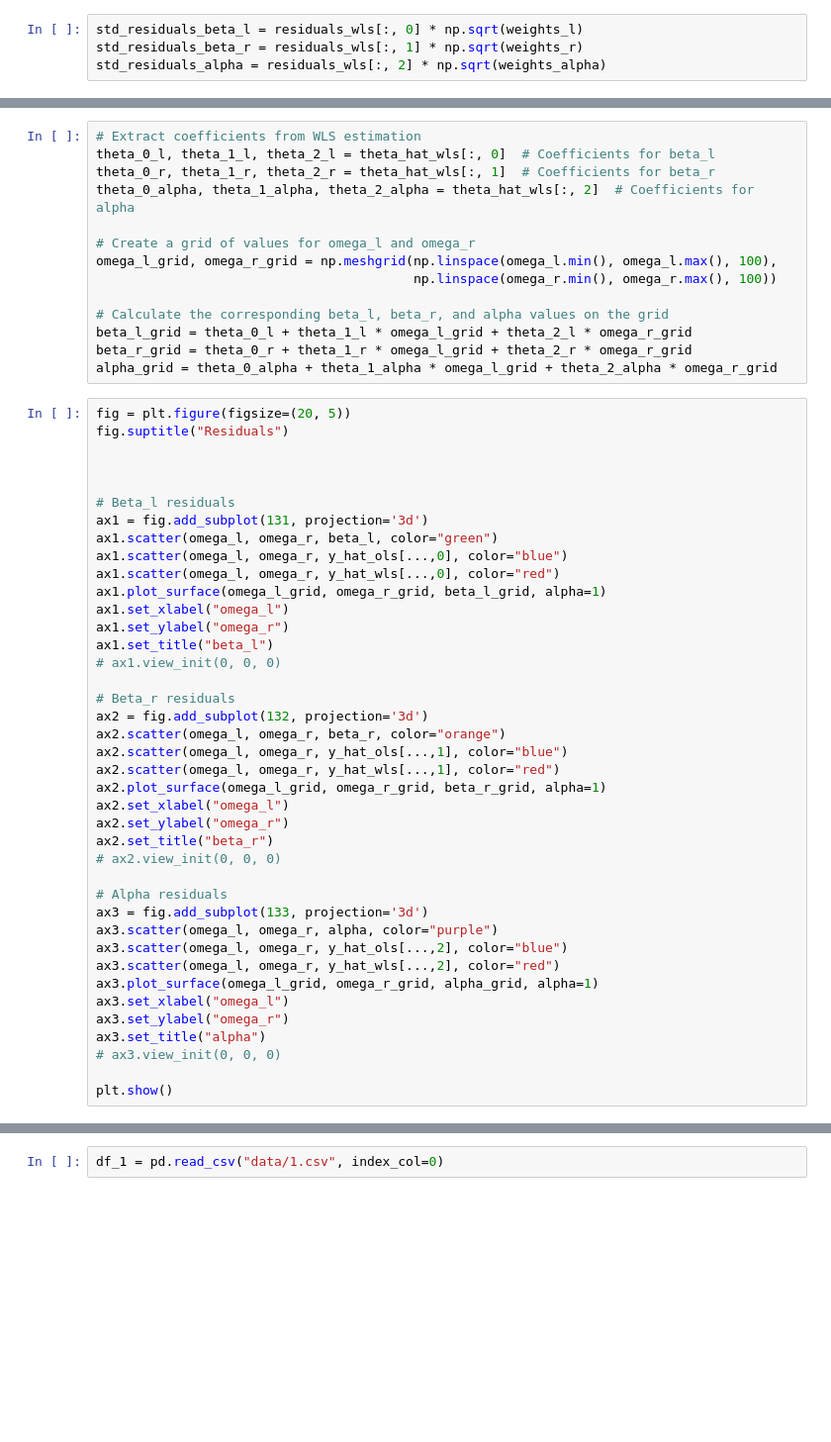
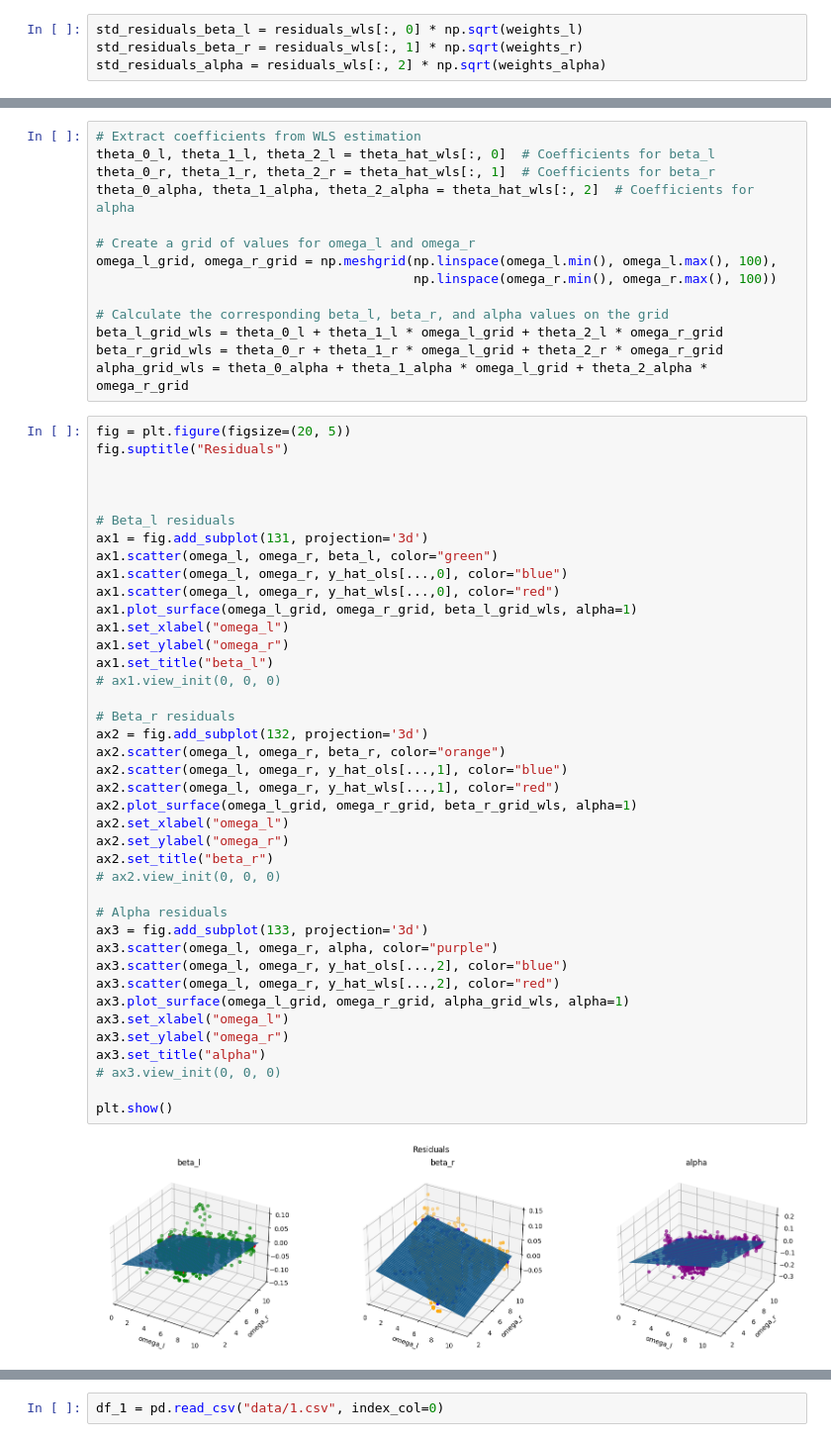
Before and after one commit to jprogrammer13/drp_course_2023, a Jupyter notebook: notebooks/data_analisys.ipynb, the cells around one changed output, grey strips where cells are left out. Shown at 99% size. Drawn from its saved outputs; the diff is of its cells as text; blank space fills up the shorter version.

```diff
--- a/notebooks/data_analisys.ipynb
+++ b/notebooks/data_analisys.ipynb
@@ -252,9 +281,9 @@ omega_l_grid, omega_r_grid = np.meshgrid(np.linspace(omega_l.min(), omega_l.max(
                                          np.linspace(omega_r.min(), omega_r.max(), 100))
 
 # Calculate the corresponding beta_l, beta_r, and alpha values on the grid
-beta_l_grid = theta_0_l + theta_1_l * omega_l_grid + theta_2_l * omega_r_grid
-beta_r_grid = theta_0_r + theta_1_r * omega_l_grid + theta_2_r * omega_r_grid
-alpha_grid = theta_0_alpha + theta_1_alpha * omega_l_grid + theta_2_alpha * omega_r_grid
+beta_l_grid_wls = theta_0_l + theta_1_l * omega_l_grid + theta_2_l * omega_r_grid
+beta_r_grid_wls = theta_0_r + theta_1_r * omega_l_grid + theta_2_r * omega_r_grid
+alpha_grid_wls = theta_0_alpha + theta_1_alpha * omega_l_grid + theta_2_alpha * omega_r_grid
 # %%
 fig = plt.figure(figsize=(20, 5))
 fig.suptitle("Residuals")
@@ -265,36 +294,38 @@ fig.suptitle("Residuals")
 ax1 = fig.add_subplot(131, projection='3d')
 ax1.scatter(omega_l, omega_r, beta_l, color="green")
 ax1.scatter(omega_l, omega_r, y_hat_ols[...,0], color="blue")
 ax1.scatter(omega_l, omega_r, y_hat_wls[...,0], color="red")
-ax1.plot_surface(omega_l_grid, omega_r_grid, beta_l_grid, alpha=1)
+ax1.plot_surface(omega_l_grid, omega_r_grid, beta_l_grid_wls, alpha=1)
 ax1.set_xlabel("omega_l")
 ax1.set_ylabel("omega_r")
 ax1.set_title("beta_l")
 # ax1.view_init(0, 0, 0)
 
 # Beta_r residuals
 ax2 = fig.add_subplot(132, projection='3d')
 ax2.scatter(omega_l, omega_r, beta_r, color="orange")
 ax2.scatter(omega_l, omega_r, y_hat_ols[...,1], color="blue")
 ax2.scatter(omega_l, omega_r, y_hat_wls[...,1], color="red")
-ax2.plot_surface(omega_l_grid, omega_r_grid, beta_r_grid, alpha=1)
+ax2.plot_surface(omega_l_grid, omega_r_grid, beta_r_grid_wls, alpha=1)
 ax2.set_xlabel("omega_l")
 ax2.set_ylabel("omega_r")
 ax2.set_title("beta_r")
 # ax2.view_init(0, 0, 0)
 
 # Alpha residuals
 ax3 = fig.add_subplot(133, projection='3d')
 ax3.scatter(omega_l, omega_r, alpha, color="purple")
 ax3.scatter(omega_l, omega_r, y_hat_ols[...,2], color="blue")
 ax3.scatter(omega_l, omega_r, y_hat_wls[...,2], color="red")
-ax3.plot_surface(omega_l_grid, omega_r_grid, alpha_grid, alpha=1)
+ax3.plot_surface(omega_l_grid, omega_r_grid, alpha_grid_wls, alpha=1)
 ax3.set_xlabel("omega_l")
 ax3.set_ylabel("omega_r")
 ax3.set_title("alpha")
 # ax3.view_init(0, 0, 0)
 
 plt.show()
+# %% [output]
+[figure, added]
 # %%
 print(f"beta_l r2: ols={r2_score(Y[...,0], y_hat_ols[...,0])}, wls={r2_score(Y[...,0], y_hat_wls[...,0])}")
 print(f"beta_r r2: ols={r2_score(Y[...,1], y_hat_ols[...,1])}, wls={r2_score(Y[...,1], y_hat_wls[...,1])}")
```
Also changed, not shown: parts of 25 cells of this notebook, 1 other file.
